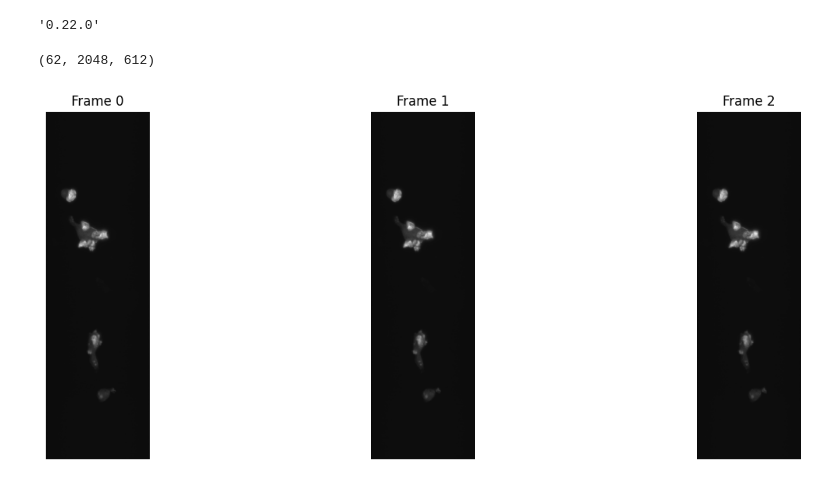
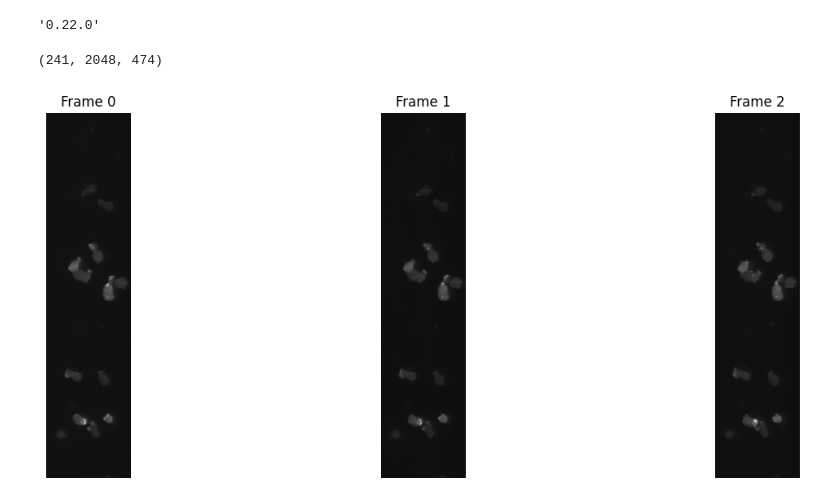
Before and after one commit to SammyAgrawal/ActinMotionPrediction, a Jupyter notebook: torch_datasets/example_use.ipynb, the cells around one changed output. Drawn from its saved outputs; the diff is of its cells as text; code cells hidden in the pictures.

```diff
--- a/torch_datasets/example_use.ipynb
+++ b/torch_datasets/example_use.ipynb
@@ -13,36 +13,36 @@ skimage.__version__
 # %%
 folder = "/mnt/datadisk/FactinMIP"
 # %%
-dataset = czi.CZIDataset(folder=folder)
-first_MIP_video, shape, dims = dataset[0]
-print(first_MIP_video.shape)
+dataset = czi.CZIDataset(folder=folder,twod_vid_channel=0)
+MIP_video, shape, dims = dataset[3]
+print(MIP_video.shape)
 # %% [output]
-(62, 2048, 612)
+(241, 2048, 474)
 # %%
 # Parameters
 num_frames_to_display = 3  # How many frames you want to display
 num_cols = 3  # Number of columns in subplot grid
 
 # Calculate number of rows needed
 num_rows = (num_frames_to_display + num_cols - 1) // num_cols
 
 # Create subplots
 fig, axes = plt.subplots(num_rows, num_cols, figsize=(15, 5))
 axes = axes.flatten()
 
 # Loop through the first few frames
-for i in range(min(num_frames_to_display, len(first_MIP_video))):
+for i in range(min(num_frames_to_display, len(MIP_video))):
     ax = axes[i]
-    ax.imshow(first_MIP_video[i], cmap='gray')  # Use cmap='gray' for grayscale images
+    ax.imshow(MIP_video[i], cmap='gray')  # Use cmap='gray' for grayscale images
     ax.set_title(f'Frame {i}')
     ax.axis('off')  # Hide axes
 
 # Turn off unused subplots
 for j in range(i + 1, len(axes)):
     axes[j].axis('off')
 
 plt.tight_layout()
 plt.show()
 # %% [output]
-[figure, old version]
+[figure, new version]
 # %%
```
Also changed, not shown: parts of 5 cells of this notebook, 1 other file.
